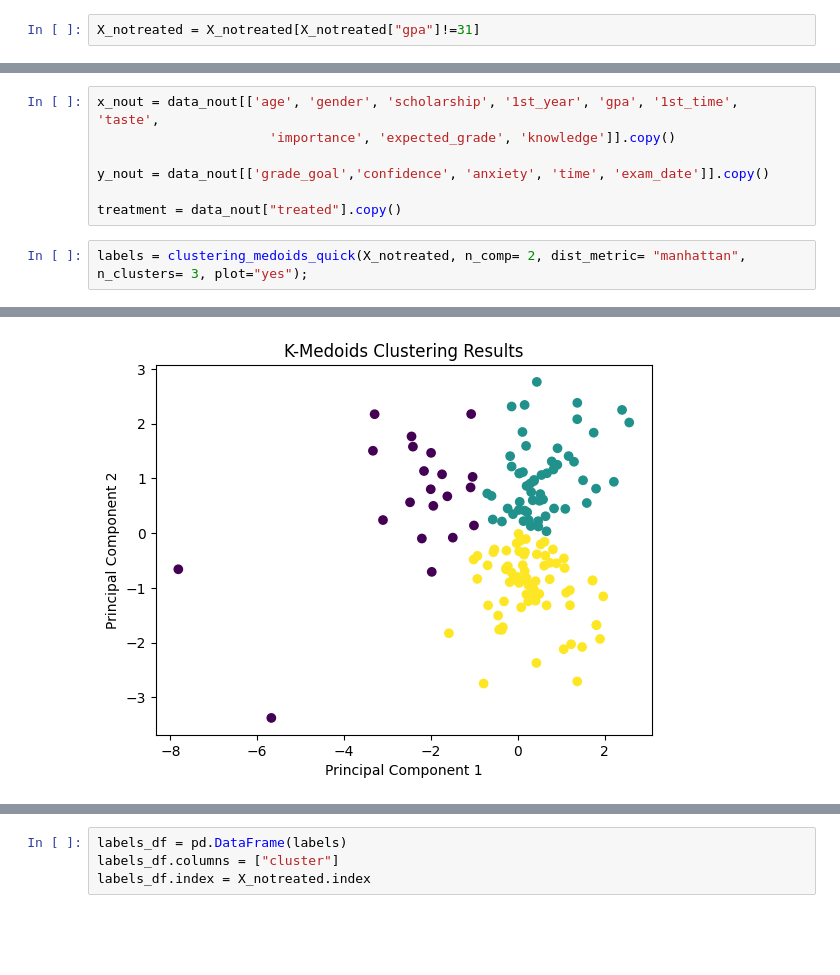
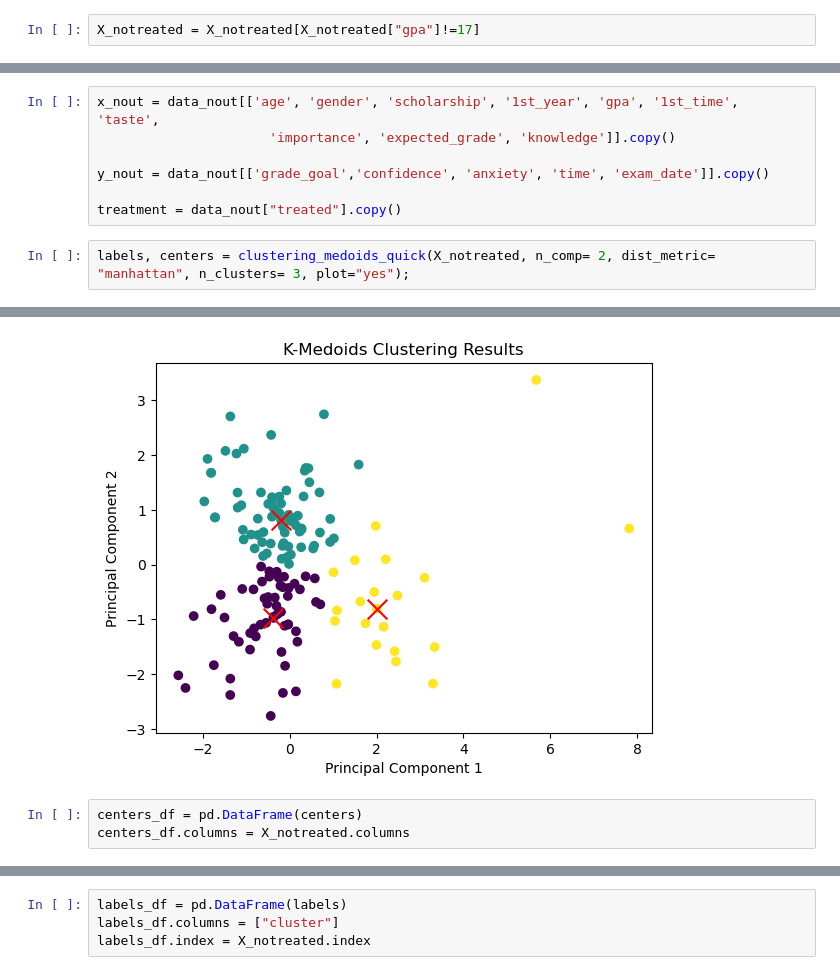
Before and after one commit to SaverioPCapra/applied_economics_paper, a Jupyter notebook: clustering_experiments.ipynb, the cells around one changed output, grey strips where cells are left out. Saved outputs shown, nothing was run; the diff lists cells and outputs as text; blank space fills up the shorter version.

```diff
--- a/clustering_experiments.ipynb
+++ b/clustering_experiments.ipynb
@@ -8,7 +11,7 @@ y = pd.read_csv("dep_y.csv", index_col = 0)
 # %%
 X_notreated = X.drop(["treated"], axis = 1)
 # %%
-X_notreated = X_notreated[X_notreated["gpa"]!=31]
+X_notreated = X_notreated[X_notreated["gpa"]!=17]
 # %%
 data_nout = pd.read_csv("data_nout.csv", index_col = 0)
 # %%
@@ -19,5 +22,5 @@ y_nout = data_nout[['grade_goal','confidence', 'anxiety', 'time', 'exam_date']].
 
 treatment = data_nout["treated"].copy()
 # %%
-labels = clustering_medoids_quick(X_notreated, n_comp= 2, dist_metric= "manhattan", n_clusters= 3, plot="yes");
+labels, centers = clustering_medoids_quick(X_notreated, n_comp= 2, dist_metric= "manhattan", n_clusters= 3, plot="yes");
 # %% [output]
@@ -26 +29,4 @@ Silhouette Score: 0.5579550585017119
-[figure, old version]
+[figure, new version]
+# %%
+centers_df = pd.DataFrame(centers)
+centers_df.columns = X_notreated.columns
```
Also changed, not shown: parts of 34 cells of this notebook, 2 other files.
